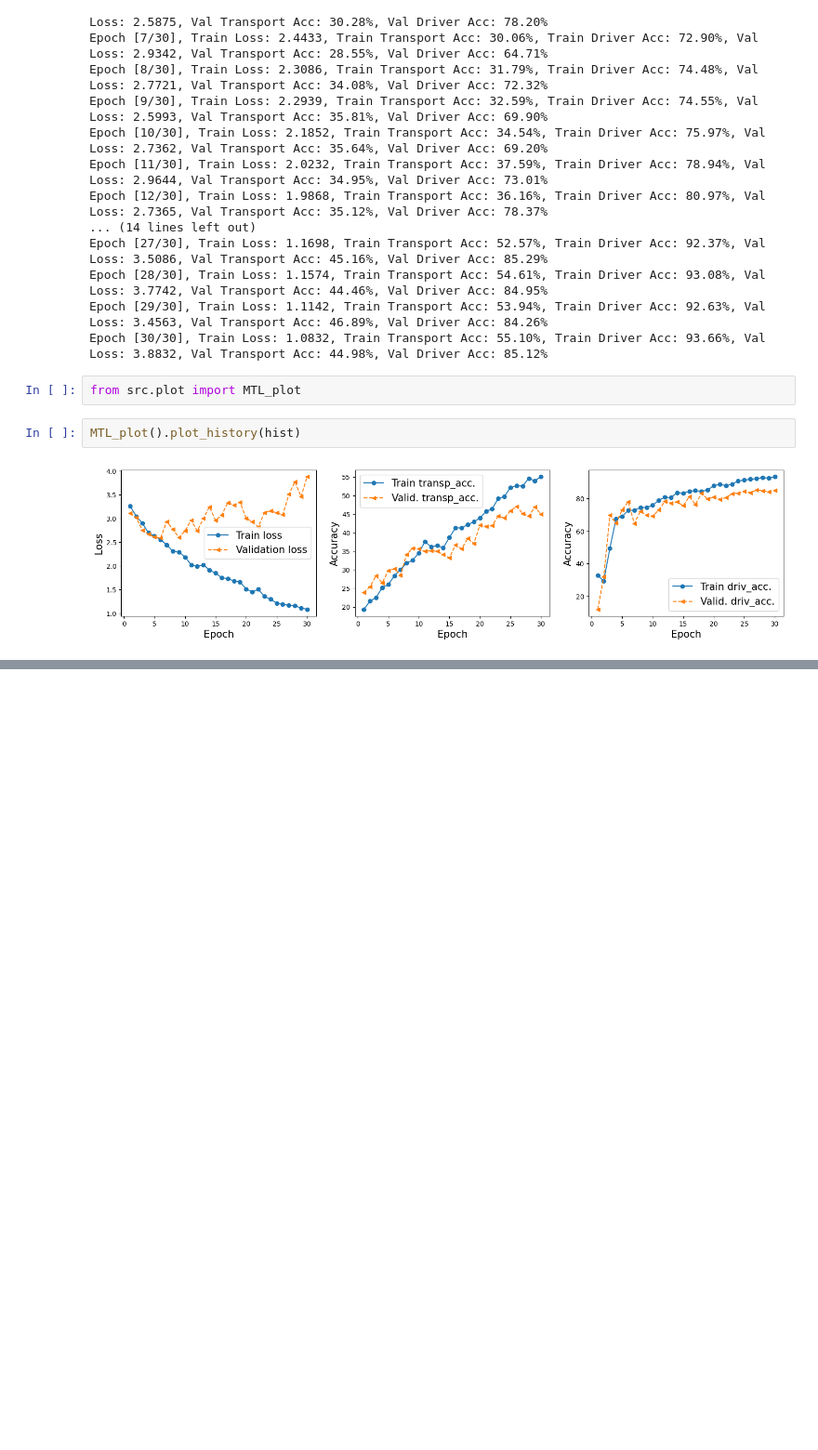
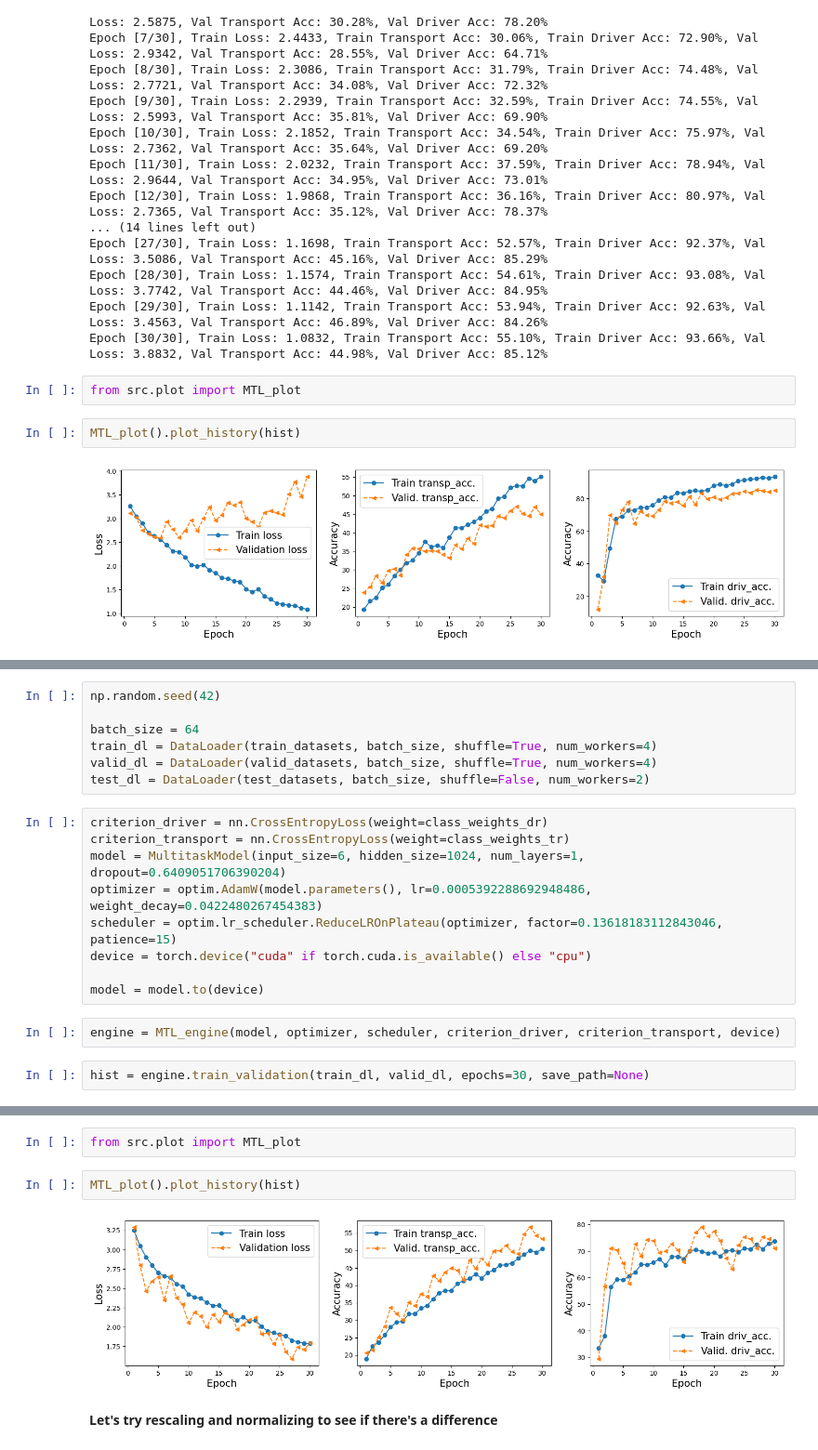
Before and after one commit to EsosaOrumwese/Msc_Research_Project_Multi-Task-Learning_CNN-GRU-biLSTM, a Jupyter notebook: hyperparam_test_MultiTaskModel.ipynb, the cells around one changed output, grey strips where cells are left out. Shown at 93% size. Saved outputs shown, nothing was run; the diff lists cells and outputs as text; blank space fills up the shorter version.

```diff
--- a/hyperparam_test_MultiTaskModel.ipynb
+++ b/hyperparam_test_MultiTaskModel.ipynb
@@ -450,0 +492,20 @@ MTL_plot().plot_history(hist)
+# %%
+np.random.seed(42)
+
+batch_size = 64
+train_dl = DataLoader(train_datasets, batch_size, shuffle=True, num_workers=4)
+valid_dl = DataLoader(valid_datasets, batch_size, shuffle=True, num_workers=4)
+test_dl = DataLoader(test_datasets, batch_size, shuffle=False, num_workers=2)
+# %%
+criterion_driver = nn.CrossEntropyLoss(weight=class_weights_dr)
+criterion_transport = nn.CrossEntropyLoss(weight=class_weights_tr)
+model = MultitaskModel(input_size=6, hidden_size=1024, num_layers=1, dropout=0.6409051706390204)
+optimizer = optim.AdamW(model.parameters(), lr=0.0005392288692948486, weight_decay=0.0422480267454383)
+scheduler = optim.lr_scheduler.ReduceLROnPlateau(optimizer, factor=0.13618183112843046, patience=15)
+device = torch.device("cuda" if torch.cuda.is_available() else "cpu")
+
+model = model.to(device)
+# %%
+engine = MTL_engine(model, optimizer, scheduler, criterion_driver, criterion_transport, device)
+# %%
+hist = engine.train_validation(train_dl, valid_dl, epochs=30, save_path=None)
@@ -450,0 +530,8 @@ MTL_plot().plot_history(hist)
+# %%
+from src.plot import MTL_plot
+# %%
+MTL_plot().plot_history(hist)
+# %% [output]
+[figure, added]
+# %% [markdown]
+**Let's try rescaling and normalizing to see if there's a difference**
```
Also changed, not shown: parts of 35 cells of this notebook, 1 other file.
